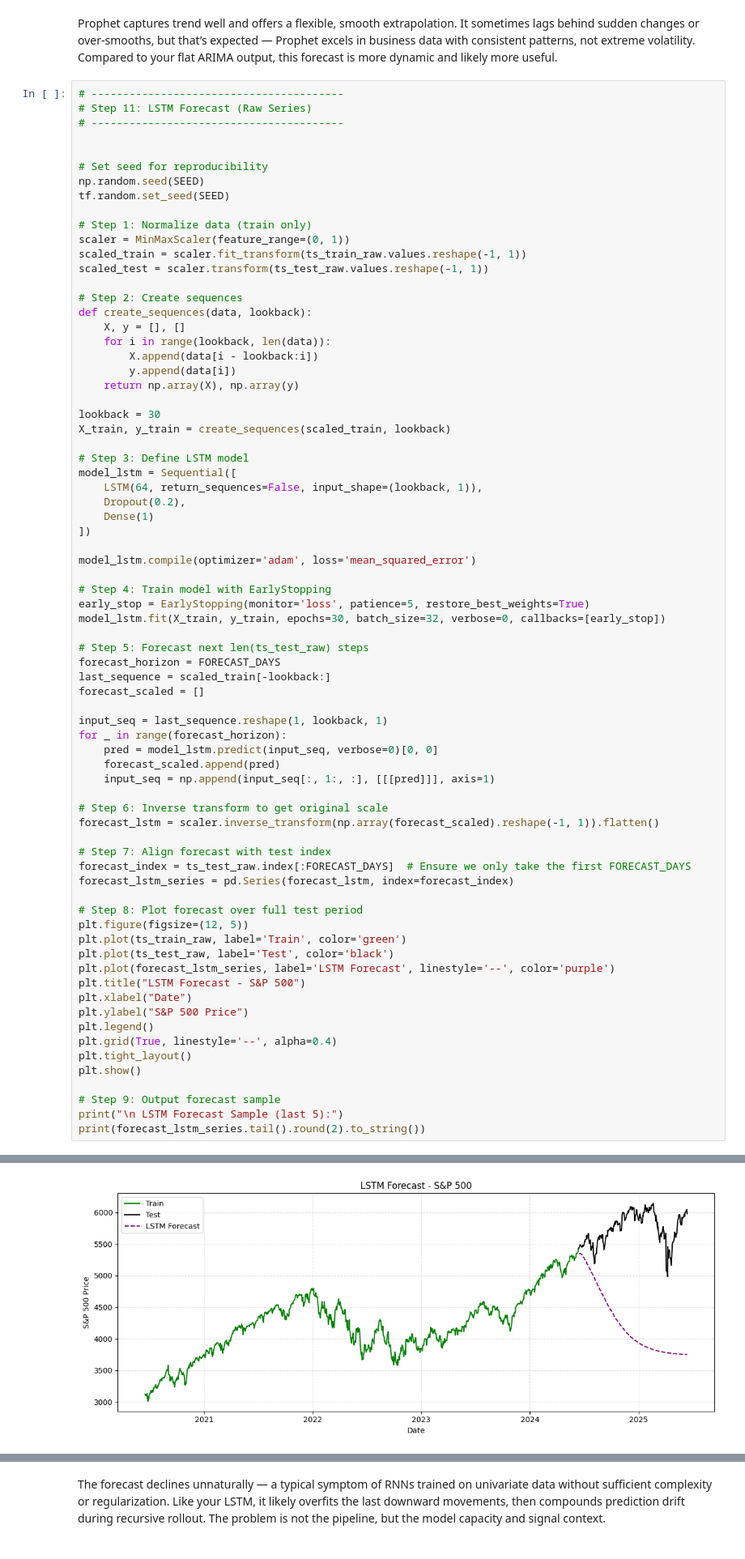
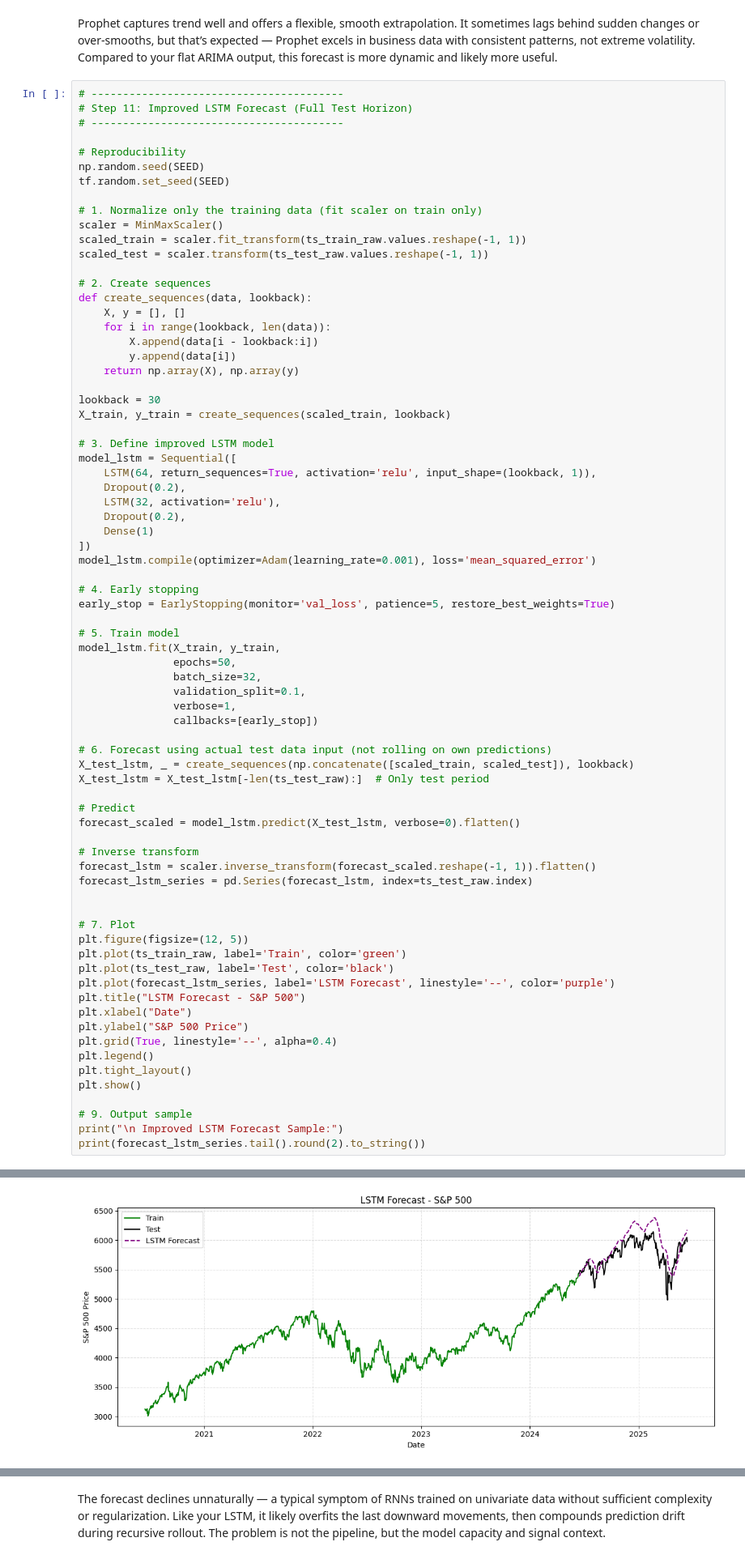
Before and after one commit to rhkraptor/FoEM, a Jupyter notebook: FoEM_Projekt.ipynb, the cells around one changed output, grey strips where cells are left out. Shown at 81% size. Drawn from its saved outputs; the diff is of its cells as text.

Commit message:
fixed lstm

```diff
--- a/FoEM_Projekt.ipynb
+++ b/FoEM_Projekt.ipynb
@@ -721,20 +771,19 @@ It sometimes lags behind sudden changes or over-smooths, but that’s expected
 Compared to your flat ARIMA output, this forecast is more dynamic and likely more useful.
 # %%
 # ----------------------------------------
-# Step 11: LSTM Forecast (Raw Series)
+# Step 11: Improved LSTM Forecast (Full Test Horizon)
 # ----------------------------------------
 
-
-# Set seed for reproducibility
+# Reproducibility
 np.random.seed(SEED)
 tf.random.set_seed(SEED)
 
-# Step 1: Normalize data (train only)
-scaler = MinMaxScaler(feature_range=(0, 1))
+# 1. Normalize only the training data (fit scaler on train only)
+scaler = MinMaxScaler()
 scaled_train = scaler.fit_transform(ts_train_raw.values.reshape(-1, 1))
 scaled_test = scaler.transform(ts_test_raw.values.reshape(-1, 1))
 
-# Step 2: Create sequences
+# 2. Create sequences
 def create_sequences(data, lookback):
     X, y = [], []
     for i in range(lookback, len(data)):
@@ -745,38 +794,40 @@ def create_sequences(data, lookback):
 lookback = 30
 X_train, y_train = create_sequences(scaled_train, lookback)
 
-# Step 3: Define LSTM model
+# 3. Define improved LSTM model
 model_lstm = Sequential([
-    LSTM(64, return_sequences=False, input_shape=(lookback, 1)),
+    LSTM(64, return_sequences=True, activation='relu', input_shape=(lookback, 1)),
+    Dropout(0.2),
+    LSTM(32, activation='relu'),
     Dropout(0.2),
     Dense(1)
 ])
+model_lstm.compile(optimizer=Adam(learning_rate=0.001), loss='mean_squared_error')
 
-model_lstm.compile(optimizer='adam', loss='mean_squared_error')
+# 4. Early stopping
+early_stop = EarlyStopping(monitor='val_loss', patience=5, restore_best_weights=True)
 
-# Step 4: Train model with EarlyStopping
-early_stop = EarlyStopping(monitor='loss', patience=5, restore_best_weights=True)
-model_lstm.fit(X_train, y_train, epochs=30, batch_size=32, verbose=0, callbacks=[early_stop])
+# 5. Train model
+model_lstm.fit(X_train, y_train,
+               epochs=50,
+               batch_size=32,
+               validation_split=0.1,
+               verbose=1,
+               callbacks=[early_stop])
 
-# Step 5: Forecast next len(ts_test_raw) steps
-forecast_horizon = FORECAST_DAYS
-last_sequence = scaled_train[-lookback:]
-forecast_scaled = []
+# 6. Forecast using actual test data input (not rolling on own predictions)
+X_test_lstm, _ = create_sequences(np.concatenate([scaled_train, scaled_test]), lookback)
+X_test_lstm = X_test_lstm[-len(ts_test_raw):]  # Only test period
 
-input_seq = last_sequence.reshape(1, lookback, 1)
-for _ in range(forecast_horizon):
-    pred = model_lstm.predict(input_seq, verbose=0)[0, 0]
-    forecast_scaled.append(pred)
-    input_seq = np.append(input_seq[:, 1:, :], [[[pred]]], axis=1)
+# Predict
+forecast_scaled = model_lstm.predict(X_test_lstm, verbose=0).flatten()
 
-# Step 6: Inverse transform to get original scale
-forecast_lstm = scaler.inverse_transform(np.array(forecast_scaled).reshape(-1, 1)).flatten()
+# Inverse transform
+forecast_lstm = scaler.inverse_transform(forecast_scaled.reshape(-1, 1)).flatten()
+forecast_lstm_series = pd.Series(forecast_lstm, index=ts_test_raw.index)
 
-# Step 7: Align forecast with test index
-forecast_index = ts_test_raw.index[:FORECAST_DAYS]  # Ensure we only take the first FORECAST_DAYS
-forecast_lstm_series = pd.Series(forecast_lstm, index=forecast_index)
 
-# Step 8: Plot forecast over full test period
+# 7. Plot
 plt.figure(figsize=(12, 5))
 plt.plot(ts_train_raw, label='Train', color='green')
 plt.plot(ts_test_raw, label='Test', color='black')
@@ -784,12 +835,12 @@ plt.plot(forecast_lstm_series, label='LSTM Forecast', linestyle='--', color='pur
 plt.title("LSTM Forecast - S&P 500")
 plt.xlabel("Date")
 plt.ylabel("S&P 500 Price")
+plt.grid(True, linestyle='--', alpha=0.4)
 plt.legend()
-plt.grid(True, linestyle='--', alpha=0.4)
 plt.tight_layout()
 plt.show()
 
-# Step 9: Output forecast sample
-print("\n LSTM Forecast Sample (last 5):")
+# 9. Output sample
+print("\n Improved LSTM Forecast Sample:")
 print(forecast_lstm_series.tail().round(2).to_string())
 # %% [output]
@@ -796 +864 @@ print(forecast_lstm_series.tail().round(2).to_string())
-[figure, old version]
+[figure, new version]
```
Also changed, not shown: parts of 15 cells of this notebook.
